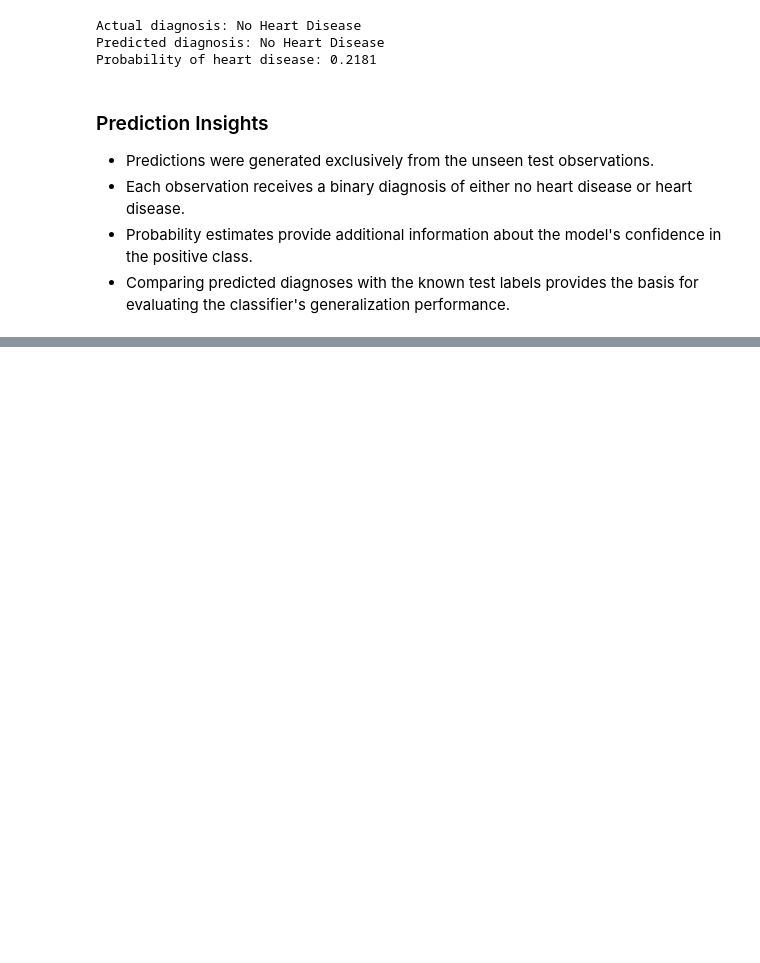
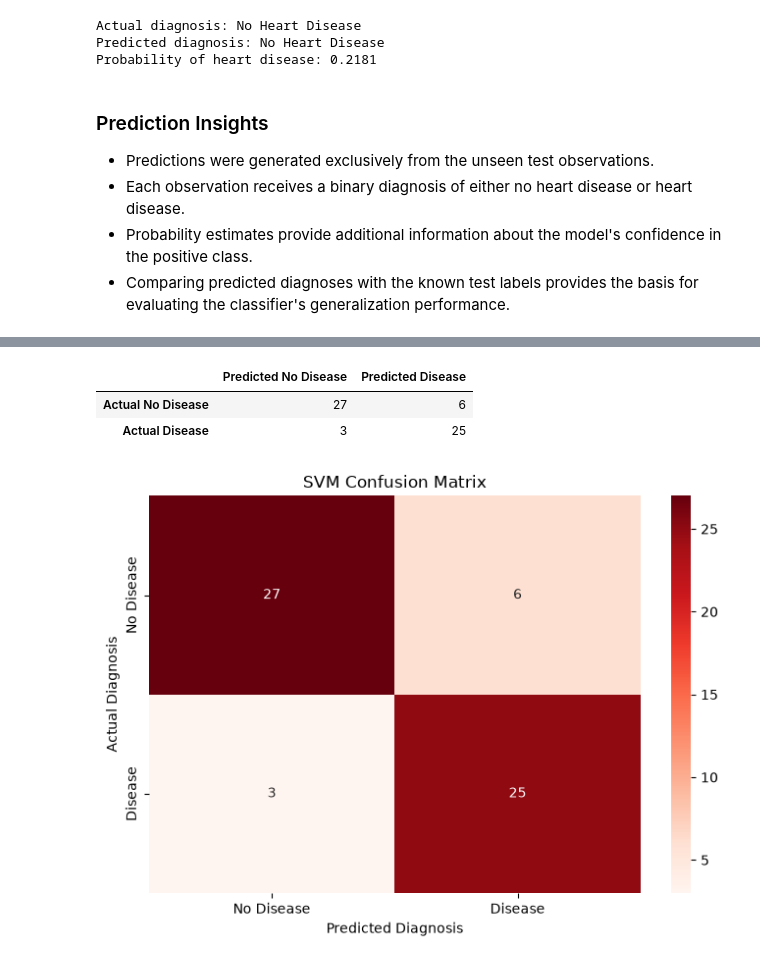
Before and after one commit to Pralishatripathy000/ml-support-vector-machine, a Jupyter notebook: notebook.ipynb, the cells around one changed output, grey strips where cells are left out. Saved outputs shown, nothing was run; the diff lists cells and outputs as text; code cells hidden in the pictures; blank space fills up the shorter version.

```diff
--- a/notebook.ipynb
+++ b/notebook.ipynb
@@ -652,0 +721,43 @@ Probability of heart disease: 0.2181
+# %%
+# Generate and save the confusion matrix
+
+cm = confusion_matrix(y_test, y_pred)
+
+confusion_matrix_df = pd.DataFrame(
+    cm,
+    index=["Actual No Disease", "Actual Disease"],
+    columns=["Predicted No Disease", "Predicted Disease"]
+)
+
+confusion_matrix_df.to_csv(
+    "outputs/tables/confusion_matrix.csv"
+)
+
+confusion_matrix_df
+# %% [output]
+|  | Predicted No Disease | Predicted Disease |
+| Actual No Disease | 27 | 6 |
+| Actual Disease | 3 | 25 |
+# %%
+# Visualize correct and incorrect SVM classifications
+
+plt.figure(figsize=(7, 5))
+
+sns.heatmap(
+    cm,
+    annot=True,
+    fmt="d",
+    cmap="Reds",
+    xticklabels=["No Disease", "Disease"],
+    yticklabels=["No Disease", "Disease"]
+)
+
+plt.title("SVM Confusion Matrix")
+plt.xlabel("Predicted Diagnosis")
+plt.ylabel("Actual Diagnosis")
+
+plt.tight_layout()
+plt.savefig("outputs/figures/confusion_matrix.png", dpi=300)
+plt.show()
+# %% [output]
+[figure, added]
```
Also changed, not shown: parts of 6 cells of this notebook, 5 other files.
